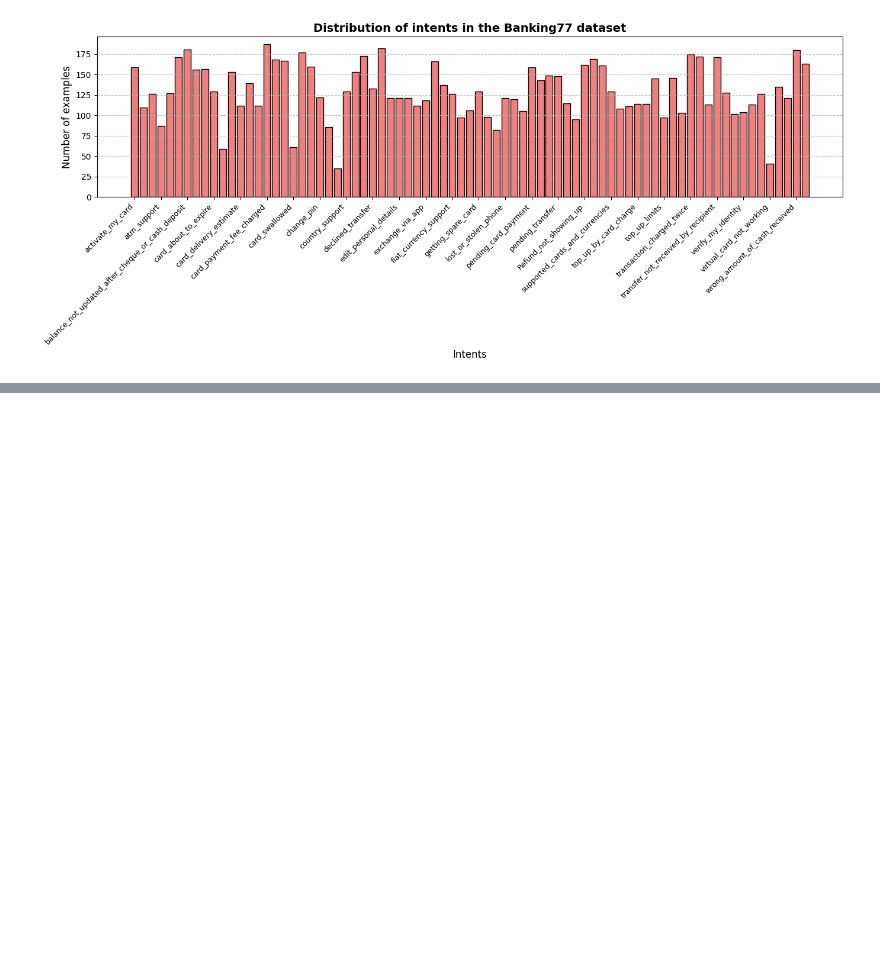
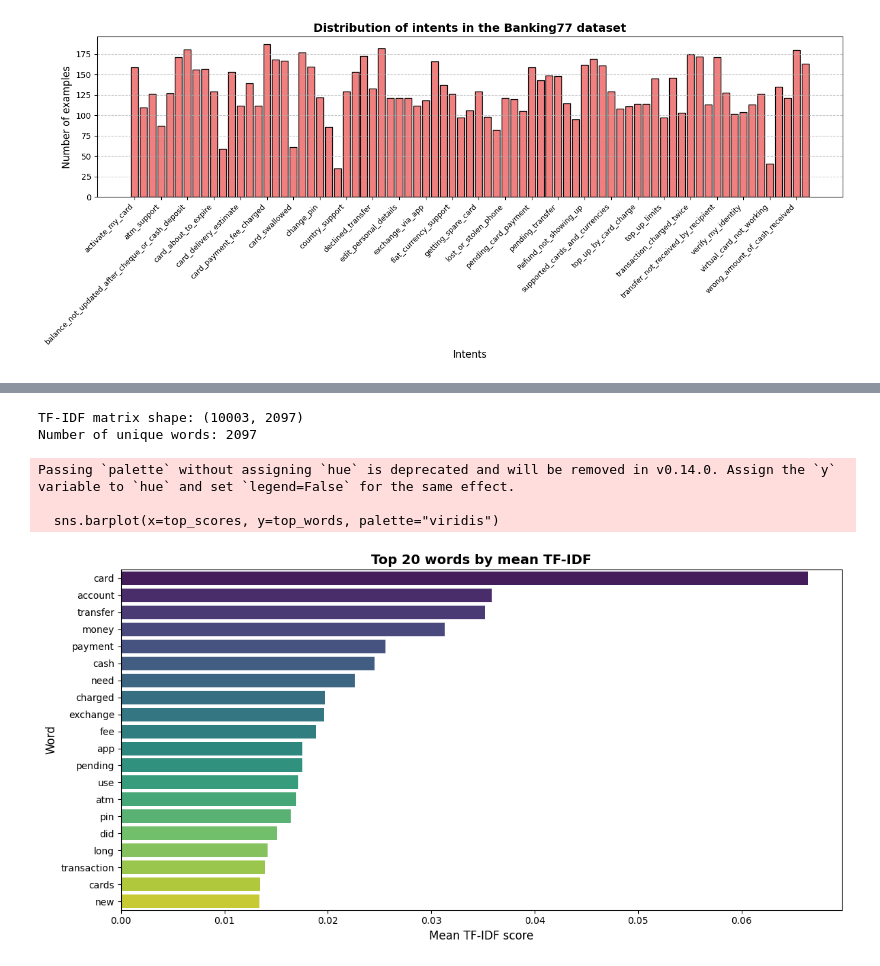
Before and after one commit to kirilltarasov-dev/NLP-Auto-secretary, a Jupyter notebook: notebook/EDA.ipynb, the cells around one changed output, grey strips where cells are left out. Cells and saved outputs as stored; diff of their text form; code cells hidden in the pictures; blank space fills up the shorter version.

```diff
--- a/notebook/EDA.ipynb
+++ b/notebook/EDA.ipynb
@@ -98,0 +180,33 @@ plt.show()
+# %%
+# 1. Подготовка текстов из тренировочного датасета
+texts = ds["train"]["text"]
+# %%
+# 2. TF-IDF векторизация
+vectorizer = TfidfVectorizer(stop_words='english')
+X_tfidf = vectorizer.fit_transform(texts)
+feature_names = vectorizer.get_feature_names_out()
+
+print(f"TF-IDF matrix shape: {X_tfidf.shape}")
+print(f"Number of unique words: {len(feature_names)}")
+# %% [output]
+TF-IDF matrix shape: (10003, 2097)
+Number of unique words: 2097
+# %%
+# 3. Топ-20 слов по среднему TF-IDF
+mean_tfidf = np.asarray(X_tfidf.mean(axis=0)).ravel()
+top_indices = mean_tfidf.argsort()[::-1][:20]
+top_words = feature_names[top_indices]
+top_scores = mean_tfidf[top_indices]
+
+plt.figure(figsize=(12, 6))
+sns.barplot(x=top_scores, y=top_words, palette="viridis")
+plt.title("Top 20 words by mean TF-IDF", fontsize=14, weight='bold')
+plt.xlabel("Mean TF-IDF score", fontsize=12)
+plt.ylabel("Word", fontsize=12)
+plt.tight_layout()
+plt.show()
+# %% [output]
+Passing `palette` without assigning `hue` is deprecated and will be removed in v0.14.0. Assign the `y` variable to `hue` and set `legend=False` for the same effect.
+
+  sns.barplot(x=top_scores, y=top_words, palette="viridis")
+[figure, added]
```
Also changed, not shown: parts of 13 cells of this notebook.
